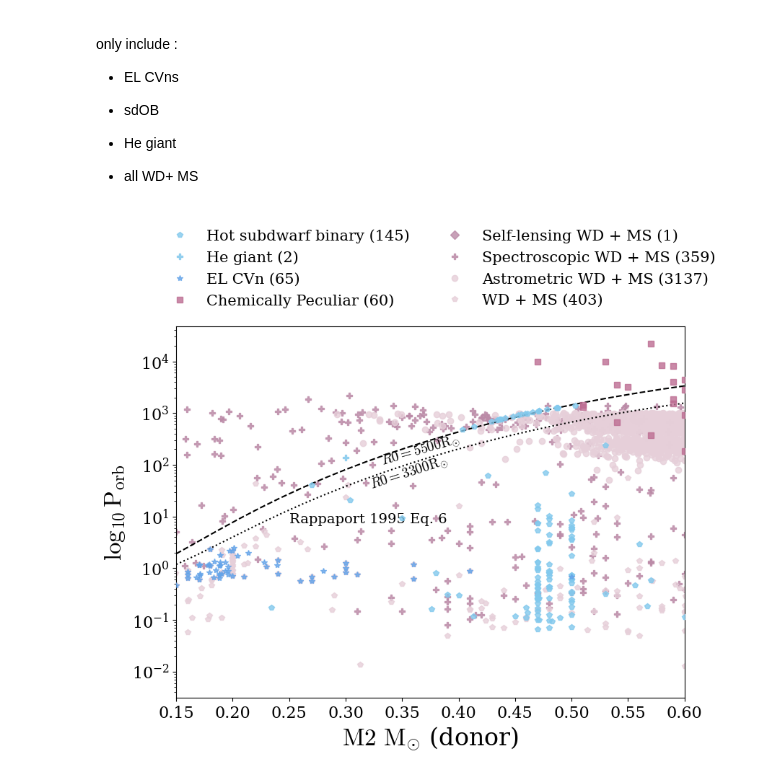
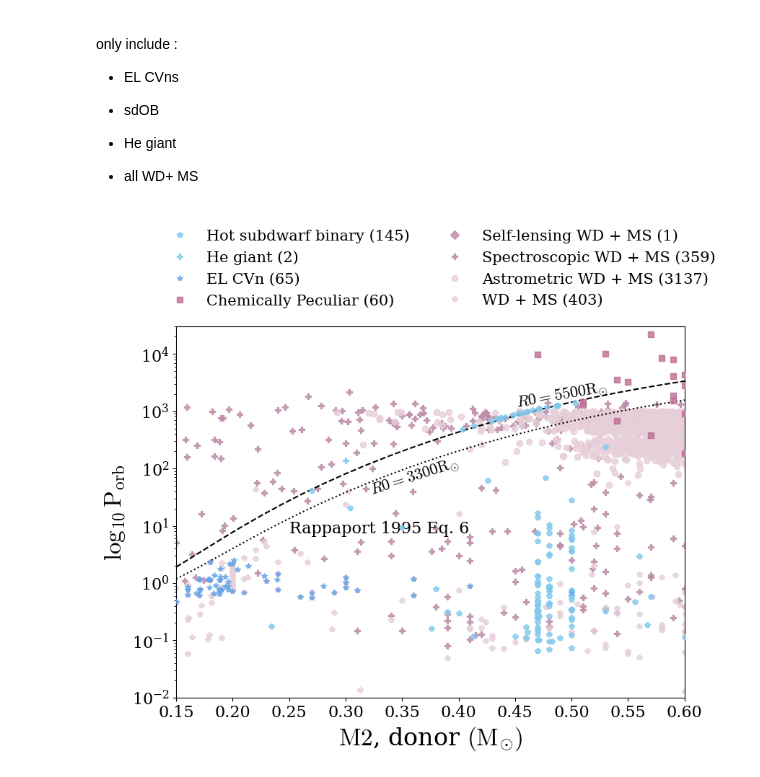
Before and after one commit to binary-observations/post_mt_catalog, a Jupyter notebook: code/data_analysis/inspect_correlations.ipynb, the cells around one changed output. Drawn from its saved outputs; the diff is of its cells as text; code cells hidden in the pictures.

Commit message:
more period plots

```diff
--- a/code/data_analysis/inspect_correlations.ipynb
+++ b/code/data_analysis/inspect_correlations.ipynb
@@ -801,36 +801,37 @@ for system_class in STYLE_MAP.keys():
 
     ax.errorbar(sub['M2'], sub['Period'] ,
         # xerr=[sub['M2_err_minus'], sub['M2_err_plus']],
         # yerr=[sub['period_err_minus_log'], sub['period_err_plus_log']],
         fmt=marker_mpl,ms=6,color=color,ecolor=color,
         elinewidth=1,capsize=0,alpha=0.8,
         linestyle='none', zorder = Zord,
         label=f"{system_class} ({len(sub)})"
     )
 
 # Show Rappaport 1995 theoretical curves
 m_values = np.linspace(0.15, 2, 100)
-ax.text(0.25,7.5, 'Rappaport 1995 Eq. 6', rotation=0, color='k', fontsize=14)
+ax.text(0.25,7.5, 'Rappaport 1995 Eq. 6', rotation=0, color='k', fontsize=16)
 
 p_values_R5500 = p_orb_eq6(m_values, R0=5500)
 ax.plot(m_values, p_values_R5500, color='k', linestyle='--')
-ax.text(0.33, 101, '$R0 = 5500 \mathrm{R_{\odot}}$', rotation=16, color='k', fontsize=14)
+# ax.text(0.33, 200, '$R0 = 5500 \mathrm{R_{\odot}}$', rotation=16, color='k', fontsize=16)
+ax.text(0.45, 1200, '$R0 = 5500 \mathrm{R_{\odot}}$', rotation=10, color='k', fontsize=16)
 
 p_values_R3300 = p_orb_eq6(m_values, R0=3300)
 ax.plot(m_values, p_values_R3300, color='k', linestyle=':')
-ax.text(0.32, 35, '$R0 = 3300 \mathrm{R_{\odot}}$', rotation=18, color='k', fontsize=14)
+ax.text(0.32, 35, '$R0 = 3300 \mathrm{R_{\odot}}$', rotation=18, color='k', fontsize=16)
 
 
 ax.set_xlim(0.15, 0.6)
 ax.set_yscale('log')
-# ax.set_ylim(0.1, 1000)
+ax.set_ylim(0.01, 30000)
 ax.tick_params(axis='both', labelsize=16)
-ax.set_xlabel('$\mathrm{M2}$ $\mathrm{M_{\odot}}$ (donor)', fontsize=24)
+ax.set_xlabel('$\mathrm{M2}$, donor $\mathrm{(M_{\odot})}$', fontsize=24)
 ax.set_ylabel('$\mathrm{\log_{10} P_{orb}}$', fontsize=24)
 ax.legend(bbox_to_anchor=(-0.05, 1.3), loc='upper left', fontsize=15, framealpha=0., ncol=2)
 plt.tight_layout()
 plt.savefig(PLOTS_DIR / 'logP_M2_Rappaport.pdf')
 plt.savefig(LATEX_PLOT_DIR / 'logP_M2_Rappaport.pdf')
 plt.show()
 # %% [output]
-[figure, old version]
+[figure, new version]
```
Also changed, not shown: 7 other files.
